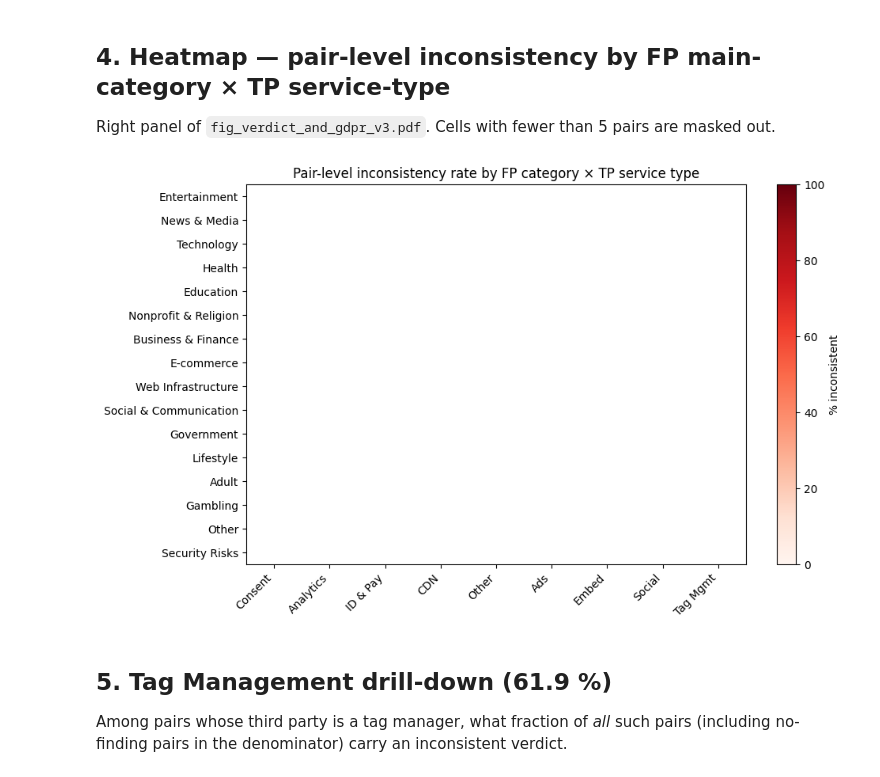
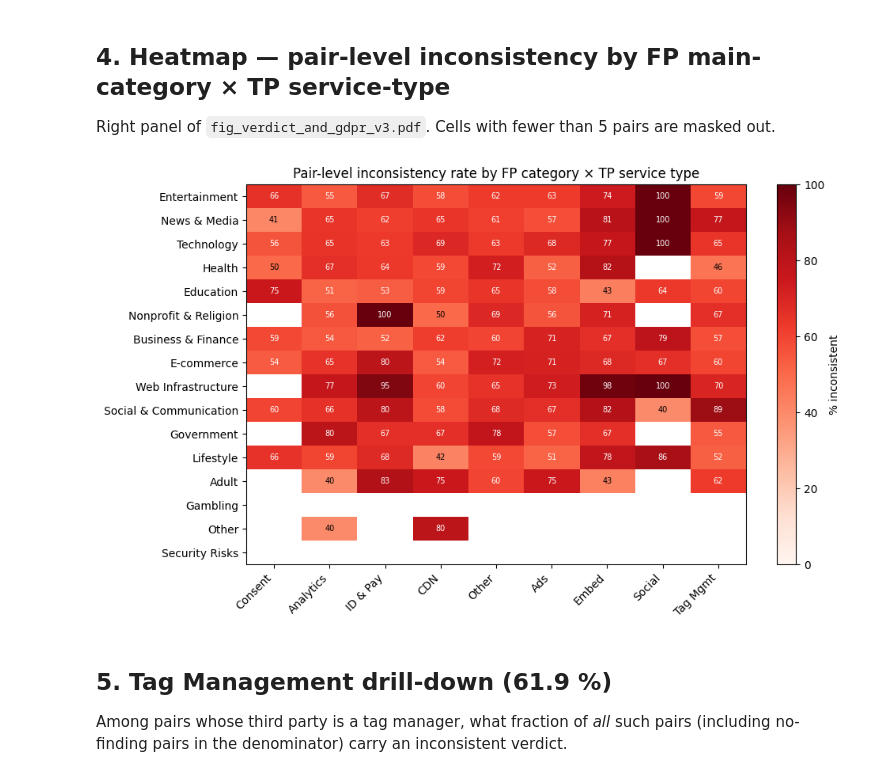
Before and after one commit to clockwork72/RQ1, a Jupyter notebook: notebooks/RQ3.ipynb, the cells around one changed output. Saved outputs shown, nothing was run; the diff lists cells and outputs as text; code cells hidden in the pictures.

```diff
--- a/notebooks/RQ3.ipynb
+++ b/notebooks/RQ3.ipynb
@@ -97,33 +97,34 @@ Right panel of `fig_verdict_and_gdpr_v3.pdf`. Cells with fewer than 5 pairs are
 # %%
 fp_cats = list(wlb['fp_cat_stats'].keys())
 tp_buckets = list(wlb['tp_bucket_stats'].keys())
 joint = wlb['joint_stats']
 
 M = np.full((len(fp_cats), len(tp_buckets)), np.nan)
 for key, st in joint.items():
-    parts = [s.strip() for s in key.split('|')]
+    parts = [s.strip() for s in key.split('||')]
     if len(parts) != 2:
         continue
     fp, tp = parts
     if fp in fp_cats and tp in tp_buckets and st['n'] >= 5:
         M[fp_cats.index(fp), tp_buckets.index(tp)] = st['inconsistent'] / st['n'] * 100
 
 fig, ax = plt.subplots(figsize=(10, 6))
 im = ax.imshow(M, cmap='Reds', vmin=0, vmax=100, aspect='auto')
 ax.set_xticks(range(len(tp_buckets))); ax.set_xticklabels(tp_buckets, rotation=45, ha='right')
 ax.set_yticks(range(len(fp_cats)));    ax.set_yticklabels(fp_cats)
 for i in range(len(fp_cats)):
     for j in range(len(tp_buckets)):
         if not np.isnan(M[i, j]):
             ax.text(j, i, f'{M[i,j]:.0f}', ha='center', va='center',
                     color='white' if M[i,j] > 50 else 'black', fontsize=7)
 fig.colorbar(im, ax=ax, label='% inconsistent')
 ax.set_title('Pair-level inconsistency rate by FP category × TP service type')
 plt.tight_layout()
 fig.savefig(REPO_ROOT / 'notebooks' / 'figures' / 'rq3_heatmap.pdf')
+fig.savefig(REPO_ROOT / 'notebooks' / 'figures' / 'rq3_heatmap.png', dpi=300)
 plt.show()
 # %% [output]
-[figure, old version]
+[figure, new version]
 # %% [markdown]
 ## 5. Tag Management drill-down (61.9 %)
 
```
Also changed, not shown: parts of 2 cells of this notebook, 14 other files.
